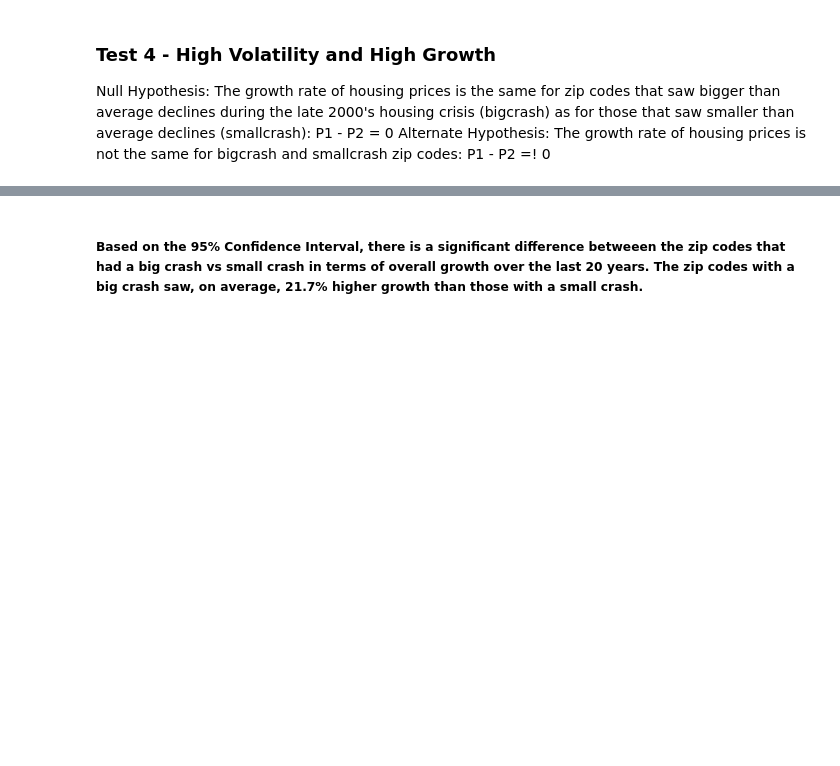
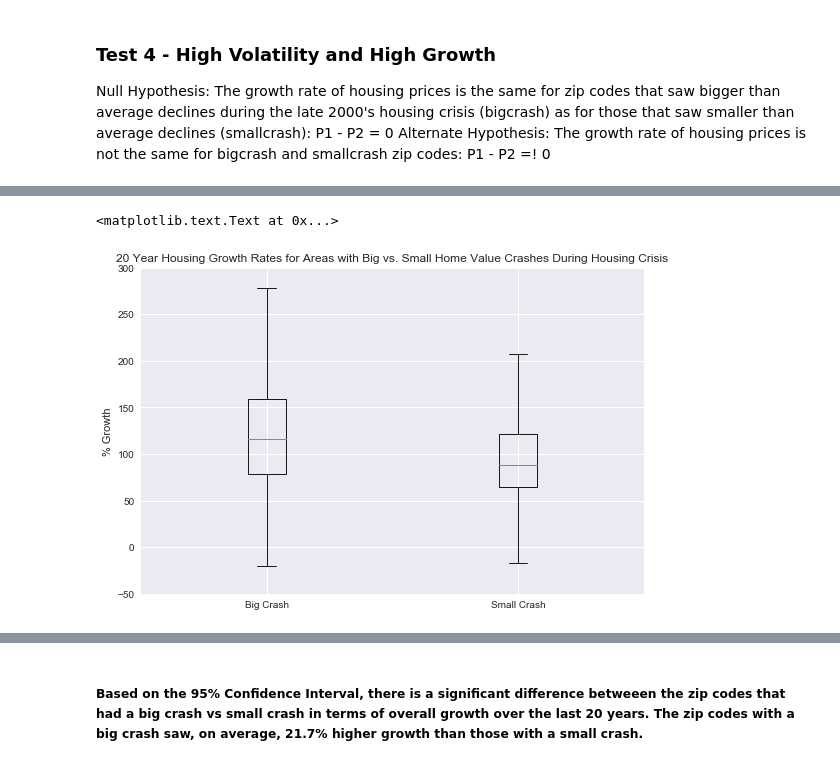
Before and after one commit to tiptonicedt/springboard, a Jupyter notebook: capstone_project_zillow/Zillow_Statistical_Inference.ipynb, the cells around one changed output, grey strips where cells are left out. Drawn from its saved outputs; the diff is of its cells as text; code cells hidden in the pictures; blank space fills up the shorter version.

```diff
--- a/capstone_project_zillow/Zillow_Statistical_Inference.ipynb
+++ b/capstone_project_zillow/Zillow_Statistical_Inference.ipynb
@@ -263,3 +323,19 @@ mean
+# %%
+b = h_bigcrash['Percent_Growth']
+s = h_smallcrash['Percent_Growth']
+allcrash = [b.dropna(), s.dropna()]
+
+mpl_fig = plt.figure(1, figsize=(9,6))
+ax = mpl_fig.add_subplot(111)
+
+ax.boxplot(allcrash)
+ax.set_ylim([-50,300])
+ax.set_xticklabels(['Big Crash', 'Small Crash'])
+ax.set_title('20 Year Housing Growth Rates for Areas with Big vs. Small Home Value Crashes During Housing Crisis')
+ax.set_ylabel('% Growth')
+# %% [output]
+<matplotlib.text.Text at 0x...>
+[figure, added]
 # %%
 # Standard Deviation of the differences in the means
 std = ((bigcrash_std**2)/bigcrash_zips + (smallcrash_std**2)/smallcrash_zips)**(1/2.0)
```
Also changed, not shown: parts of 15 cells of this notebook.
